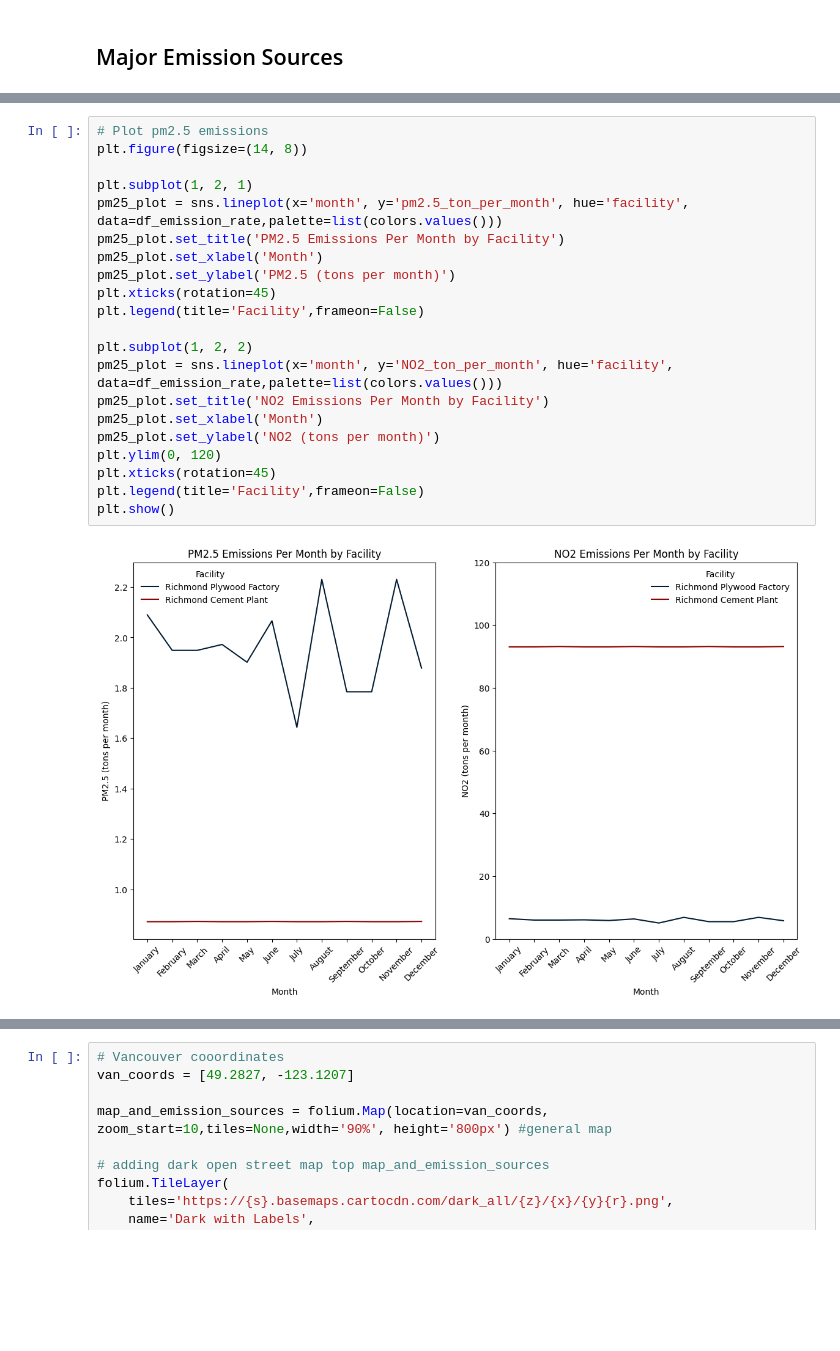
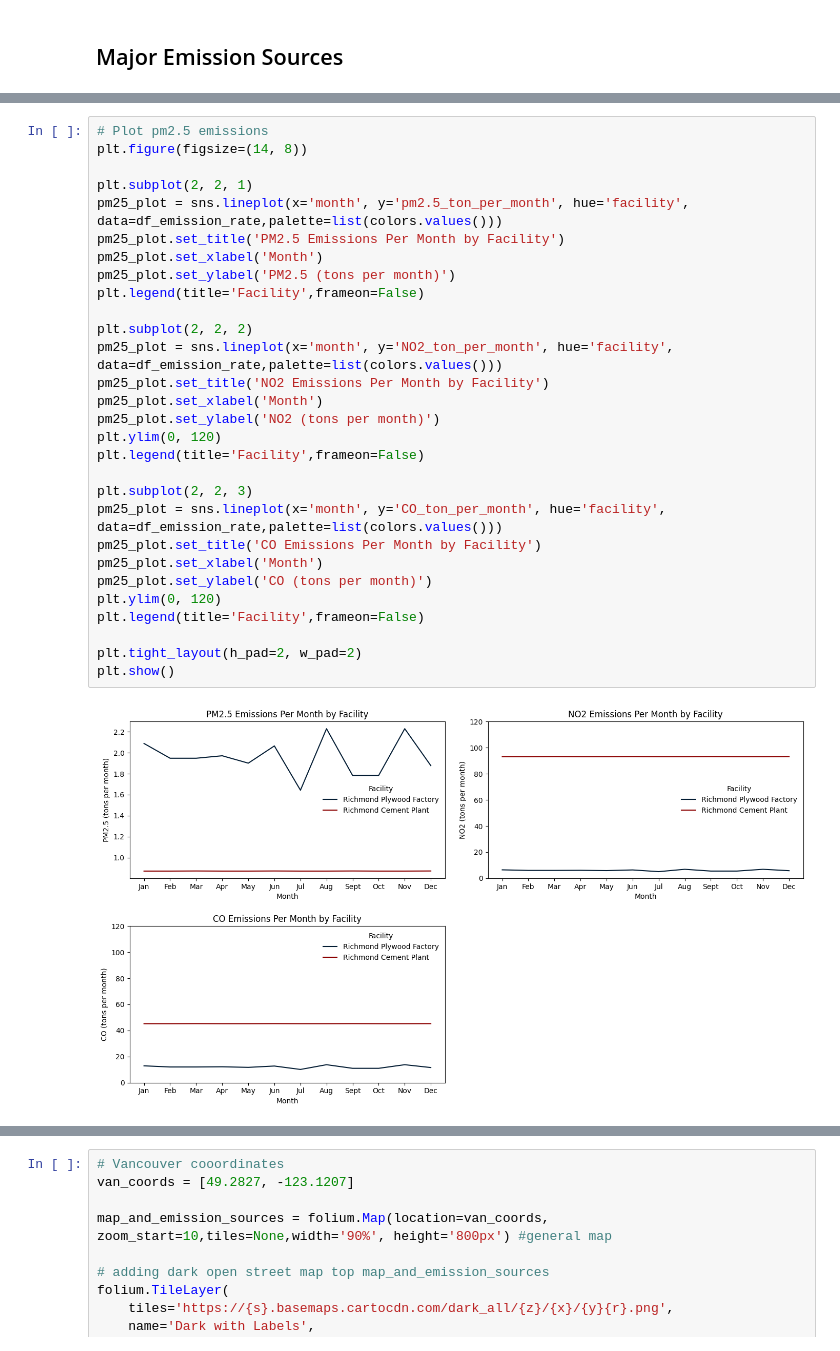
Before and after one commit to ezenwali/air-quality-analysis, a Jupyter notebook: notebooks/Air_Quality_Monitoring_Analysis.ipynb, the cells around one changed output, grey strips where cells are left out. Cells and saved outputs as stored; diff of their text form; blank space fills up the shorter version.

```diff
--- a/notebooks/Air_Quality_Monitoring_Analysis.ipynb
+++ b/notebooks/Air_Quality_Monitoring_Analysis.ipynb
@@ -609,24 +688,32 @@ df_emission_rate.head()
 # %%
 # Plot pm2.5 emissions
 plt.figure(figsize=(14, 8))
 
-plt.subplot(1, 2, 1)
+plt.subplot(2, 2, 1)
 pm25_plot = sns.lineplot(x='month', y='pm2.5_ton_per_month', hue='facility', data=df_emission_rate,palette=list(colors.values()))
 pm25_plot.set_title('PM2.5 Emissions Per Month by Facility')
 pm25_plot.set_xlabel('Month')
 pm25_plot.set_ylabel('PM2.5 (tons per month)')
-plt.xticks(rotation=45)
 plt.legend(title='Facility',frameon=False)
 
-plt.subplot(1, 2, 2)
+plt.subplot(2, 2, 2)
 pm25_plot = sns.lineplot(x='month', y='NO2_ton_per_month', hue='facility', data=df_emission_rate,palette=list(colors.values()))
 pm25_plot.set_title('NO2 Emissions Per Month by Facility')
 pm25_plot.set_xlabel('Month')
 pm25_plot.set_ylabel('NO2 (tons per month)')
 plt.ylim(0, 120)
-plt.xticks(rotation=45)
 plt.legend(title='Facility',frameon=False)
+
+plt.subplot(2, 2, 3)
+pm25_plot = sns.lineplot(x='month', y='CO_ton_per_month', hue='facility', data=df_emission_rate,palette=list(colors.values()))
+pm25_plot.set_title('CO Emissions Per Month by Facility')
+pm25_plot.set_xlabel('Month')
+pm25_plot.set_ylabel('CO (tons per month)')
+plt.ylim(0, 120)
+plt.legend(title='Facility',frameon=False)
+
+plt.tight_layout(h_pad=2, w_pad=2)
 plt.show()
 # %% [output]
-[figure, old version]
+[figure, new version]
 # %% [markdown]
```
Also changed, not shown: parts of 37 cells of this notebook, 1 other file.
